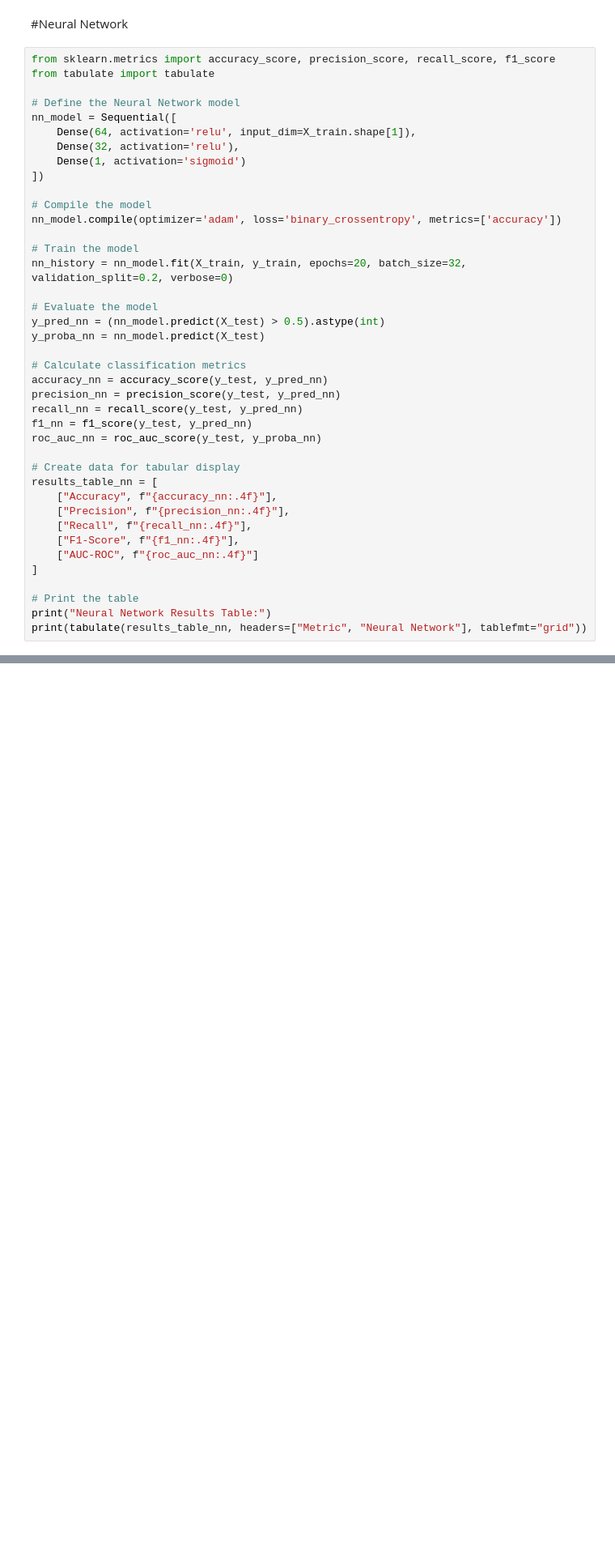
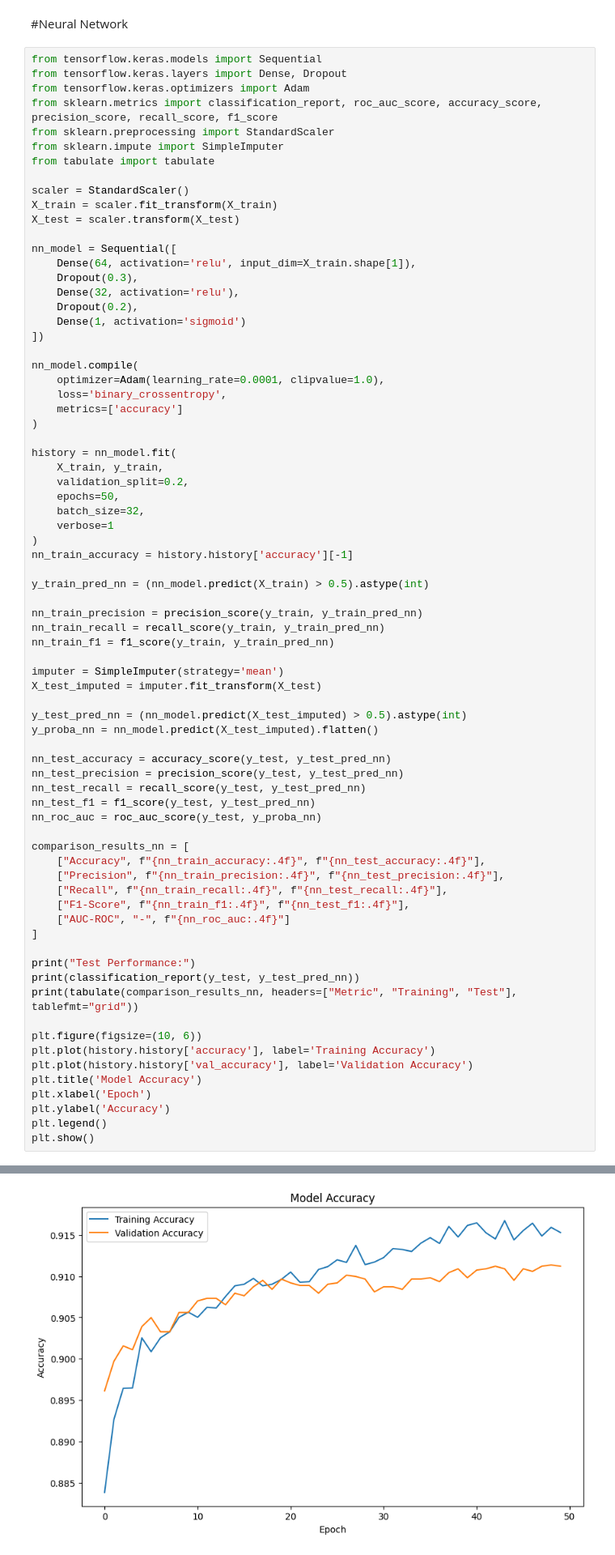
Before and after one commit to dilshanindi/Bank_Marketing, a Jupyter notebook: ML_CW.ipynb, the cells around one changed output, grey strips where cells are left out. Shown: that part at 81% size. Drawn from its saved outputs; the diff is of its cells as text; blank space fills up the shorter version.

```diff
--- a/ML_CW.ipynb
+++ b/ML_CW.ipynb
@@ -325,43 +505,77 @@ Random Forest Results Table:
 # %% [markdown]
 #Neural Network
 # %%
-from sklearn.metrics import accuracy_score, precision_score, recall_score, f1_score
+from tensorflow.keras.models import Sequential
+from tensorflow.keras.layers import Dense, Dropout
+from tensorflow.keras.optimizers import Adam
+from sklearn.metrics import classification_report, roc_auc_score, accuracy_score, precision_score, recall_score, f1_score
+from sklearn.preprocessing import StandardScaler
+from sklearn.impute import SimpleImputer
 from tabulate import tabulate
 
-# Define the Neural Network model
+scaler = StandardScaler()
+X_train = scaler.fit_transform(X_train)
+X_test = scaler.transform(X_test)
+
 nn_model = Sequential([
     Dense(64, activation='relu', input_dim=X_train.shape[1]),
+    Dropout(0.3),
     Dense(32, activation='relu'),
+    Dropout(0.2),
     Dense(1, activation='sigmoid')
 ])
 
-# Compile the model
-nn_model.compile(optimizer='adam', loss='binary_crossentropy', metrics=['accuracy'])
+nn_model.compile(
+    optimizer=Adam(learning_rate=0.0001, clipvalue=1.0),
+    loss='binary_crossentropy',
+    metrics=['accuracy']
+)
 
-# Train the model
-nn_history = nn_model.fit(X_train, y_train, epochs=20, batch_size=32, validation_split=0.2, verbose=0)
+history = nn_model.fit(
+    X_train, y_train,
+    validation_split=0.2,
+    epochs=50,
+    batch_size=32,
+    verbose=1
+)
+nn_train_accuracy = history.history['accuracy'][-1]
 
-# Evaluate the model
-y_pred_nn = (nn_model.predict(X_test) > 0.5).astype(int)
-y_proba_nn = nn_model.predict(X_test)
+y_train_pred_nn = (nn_model.predict(X_train) > 0.5).astype(int)
 
-# Calculate classification metrics
-accuracy_nn = accuracy_score(y_test, y_pred_nn)
-precision_nn = precision_score(y_test, y_pred_nn)
-recall_nn = recall_score(y_test, y_pred_nn)
-f1_nn = f1_score(y_test, y_pred_nn)
-roc_auc_nn = roc_auc_score(y_test, y_proba_nn)
+nn_train_precision = precision_score(y_train, y_train_pred_nn)
+nn_train_recall = recall_score(y_train, y_train_pred_nn)
+nn_train_f1 = f1_score(y_train, y_train_pred_nn)
 
-# Create data for tabular display
-results_table_nn = [
-    ["Accuracy", f"{accuracy_nn:.4f}"],
-    ["Precision", f"{precision_nn:.4f}"],
-    ["Recall", f"{recall_nn:.4f}"],
-    ["F1-Score", f"{f1_nn:.4f}"],
-    ["AUC-ROC", f"{roc_auc_nn:.4f}"]
+imputer = SimpleImputer(strategy='mean')
+X_test_imputed = imputer.fit_transform(X_test)
+
+y_test_pred_nn = (nn_model.predict(X_test_imputed) > 0.5).astype(int)
+y_proba_nn = nn_model.predict(X_test_imputed).flatten()
+
+nn_test_accuracy = accuracy_score(y_test, y_test_pred_nn)
+nn_test_precision = precision_score(y_test, y_test_pred_nn)
+nn_test_recall = recall_score(y_test, y_test_pred_nn)
+nn_test_f1 = f1_score(y_test, y_test_pred_nn)
+nn_roc_auc = roc_auc_score(y_test, y_proba_nn)
+
+comparison_results_nn = [
+    ["Accuracy", f"{nn_train_accuracy:.4f}", f"{nn_test_accuracy:.4f}"],
+    ["Precision", f"{nn_train_precision:.4f}", f"{nn_test_precision:.4f}"],
+    ["Recall", f"{nn_train_recall:.4f}", f"{nn_test_recall:.4f}"],
+    ["F1-Score", f"{nn_train_f1:.4f}", f"{nn_test_f1:.4f}"],
+    ["AUC-ROC", "-", f"{nn_roc_auc:.4f}"]
 ]
 
-# Print the table
-print("Neural Network Results Table:")
-print(tabulate(results_table_nn, headers=["Metric", "Neural Network"], tablefmt="grid"))
+print("Test Performance:")
+print(classification_report(y_test, y_test_pred_nn))
+print(tabulate(comparison_results_nn, headers=["Metric", "Training", "Test"], tablefmt="grid"))
+
+plt.figure(figsize=(10, 6))
+plt.plot(history.history['accuracy'], label='Training Accuracy')
+plt.plot(history.history['val_accuracy'], label='Validation Accuracy')
+plt.title('Model Accuracy')
+plt.xlabel('Epoch')
+plt.ylabel('Accuracy')
+plt.legend()
+plt.show()
 # %% [output]
@@ -383,0 +599 @@ Neural Network Results Table:
+[figure, added]
```
Also changed, not shown: parts of 44 cells of this notebook.
